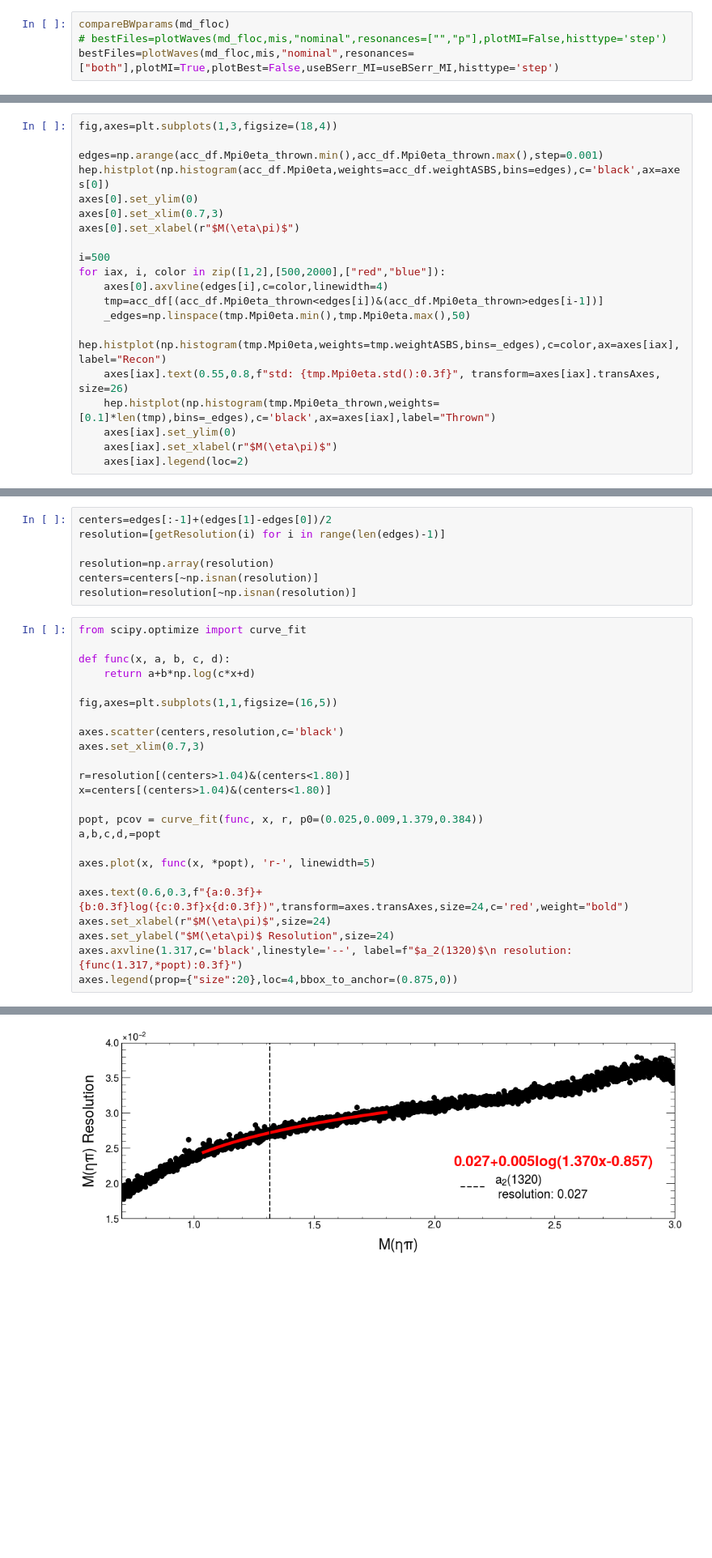
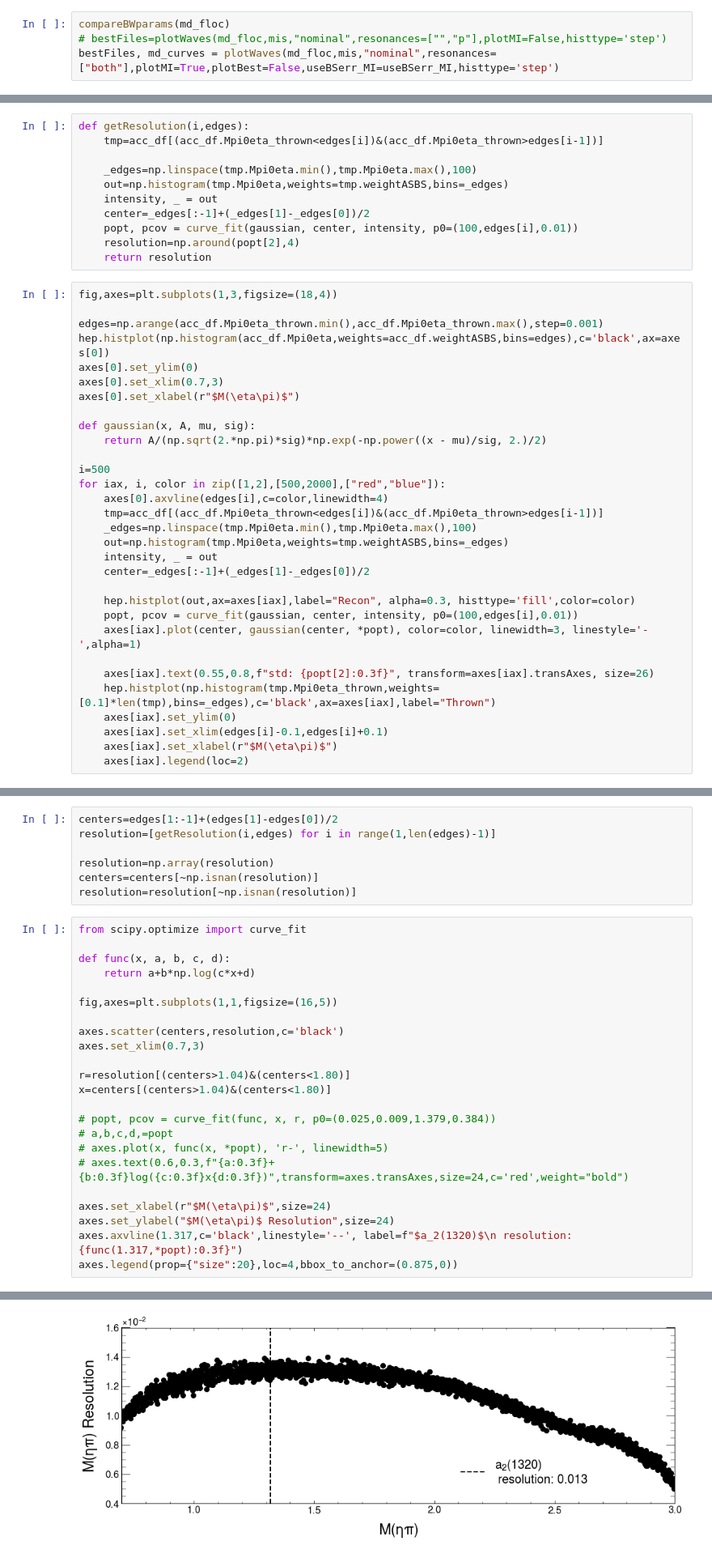
Before and after one commit to lan13005/EtaPi-Analysis, a Jupyter notebook: study_pwa/jupyter_plotting/plotter.ipynb, the cells around one changed output, grey strips where cells are left out. Shown at 81% size. Saved outputs shown, nothing was run; the diff lists cells and outputs as text; blank space fills up the shorter version.

```diff
--- a/study_pwa/jupyter_plotting/plotter.ipynb
+++ b/study_pwa/jupyter_plotting/plotter.ipynb
@@ -1170,5 +1264,5 @@ loading results in: /d/grid17/ln16/dselector_v3/study_pwa/mass_independent_fits/
 # %%
 compareBWparams(md_floc)
 # bestFiles=plotWaves(md_floc,mis,"nominal",resonances=["","p"],plotMI=False,histtype='step')
-bestFiles=plotWaves(md_floc,mis,"nominal",resonances=["both"],plotMI=True,plotBest=False,useBSerr_MI=useBSerr_MI,histtype='step')
+bestFiles, md_curves = plotWaves(md_floc,mis,"nominal",resonances=["both"],plotMI=True,plotBest=False,useBSerr_MI=useBSerr_MI,histtype='step')
 # %% [output]
@@ -1384,3 +1546,14 @@ def getResolution(i):
+# %%
+def getResolution(i,edges):
+    tmp=acc_df[(acc_df.Mpi0eta_thrown<edges[i])&(acc_df.Mpi0eta_thrown>edges[i-1])]
+
+    _edges=np.linspace(tmp.Mpi0eta.min(),tmp.Mpi0eta.max(),100)
+    out=np.histogram(tmp.Mpi0eta,weights=tmp.weightASBS,bins=_edges)
+    intensity, _ = out
+    center=_edges[:-1]+(_edges[1]-_edges[0])/2
+    popt, pcov = curve_fit(gaussian, center, intensity, p0=(100,edges[i],0.01))
+    resolution=np.around(popt[2],4)
+    return resolution
 # %%
 fig,axes=plt.subplots(1,3,figsize=(18,4))
 
@@ -1390,15 +1563,26 @@ axes[0].set_ylim(0)
 axes[0].set_xlim(0.7,3)
 axes[0].set_xlabel(r"$M(\eta\pi)$")
 
+def gaussian(x, A, mu, sig):
+    return A/(np.sqrt(2.*np.pi)*sig)*np.exp(-np.power((x - mu)/sig, 2.)/2)
+
 i=500
 for iax, i, color in zip([1,2],[500,2000],["red","blue"]):
     axes[0].axvline(edges[i],c=color,linewidth=4)
     tmp=acc_df[(acc_df.Mpi0eta_thrown<edges[i])&(acc_df.Mpi0eta_thrown>edges[i-1])]
-    _edges=np.linspace(tmp.Mpi0eta.min(),tmp.Mpi0eta.max(),50)
-    hep.histplot(np.histogram(tmp.Mpi0eta,weights=tmp.weightASBS,bins=_edges),c=color,ax=axes[iax],label="Recon")
-    axes[iax].text(0.55,0.8,f"std: {tmp.Mpi0eta.std():0.3f}", transform=axes[iax].transAxes, size=26)
+    _edges=np.linspace(tmp.Mpi0eta.min(),tmp.Mpi0eta.max(),100)
+    out=np.histogram(tmp.Mpi0eta,weights=tmp.weightASBS,bins=_edges)
+    intensity, _ = out
+    center=_edges[:-1]+(_edges[1]-_edges[0])/2
+
+    hep.histplot(out,ax=axes[iax],label="Recon", alpha=0.3, histtype='fill',color=color)
+    popt, pcov = curve_fit(gaussian, center, intensity, p0=(100,edges[i],0.01))
+    axes[iax].plot(center, gaussian(center, *popt), color=color, linewidth=3, linestyle='-',alpha=1)
+
+    axes[iax].text(0.55,0.8,f"std: {popt[2]:0.3f}", transform=axes[iax].transAxes, size=26)
     hep.histplot(np.histogram(tmp.Mpi0eta_thrown,weights=[0.1]*len(tmp),bins=_edges),c='black',ax=axes[iax],label="Thrown")
     axes[iax].set_ylim(0)
+    axes[iax].set_xlim(edges[i]-0.1,edges[i]+0.1)
     axes[iax].set_xlabel(r"$M(\eta\pi)$")
     axes[iax].legend(loc=2)
 # %% [output]
@@ -1406,6 +1590,6 @@ for iax, i, color in zip([1,2],[500,2000],["red","blue"]):
 # %%
-centers=edges[:-1]+(edges[1]-edges[0])/2
-resolution=[getResolution(i) for i in range(len(edges)-1)]
+centers=edges[1:-1]+(edges[1]-edges[0])/2
+resolution=[getResolution(i,edges) for i in range(1,len(edges)-1)]
 
 resolution=np.array(resolution)
 centers=centers[~np.isnan(resolution)]
@@ -1413,30 +1597,29 @@ resolution=resolution[~np.isnan(resolution)]
 # %%
 from scipy.optimize import curve_fit
 
 def func(x, a, b, c, d):
     return a+b*np.log(c*x+d)
 
 fig,axes=plt.subplots(1,1,figsize=(16,5))
 
 axes.scatter(centers,resolution,c='black')
 axes.set_xlim(0.7,3)
 
 r=resolution[(centers>1.04)&(centers<1.80)]
 x=centers[(centers>1.04)&(centers<1.80)]
 
-popt, pcov = curve_fit(func, x, r, p0=(0.025,0.009,1.379,0.384))
-a,b,c,d,=popt
+# popt, pcov = curve_fit(func, x, r, p0=(0.025,0.009,1.379,0.384))
+# a,b,c,d,=popt
+# axes.plot(x, func(x, *popt), 'r-', linewidth=5)
+# axes.text(0.6,0.3,f"{a:0.3f}+{b:0.3f}log({c:0.3f}x{d:0.3f})",transform=axes.transAxes,size=24,c='red',weight="bold")
 
-axes.plot(x, func(x, *popt), 'r-', linewidth=5)
-
-axes.text(0.6,0.3,f"{a:0.3f}+{b:0.3f}log({c:0.3f}x{d:0.3f})",transform=axes.transAxes,size=24,c='red',weight="bold")
 axes.set_xlabel(r"$M(\eta\pi)$",size=24)
 axes.set_ylabel("$M(\eta\pi)$ Resolution",size=24)
 axes.axvline(1.317,c='black',linestyle='--', label=f"$a_2(1320)$\n resolution: {func(1.317,*popt):0.3f}")
 axes.legend(prop={"size":20},loc=4,bbox_to_anchor=(0.875,0))
 # %% [output]
 <matplotlib.legend.Legend at 0x...>
-[figure, old version]
+[figure, new version]
 # %%
 from scipy.special import voigt_profile as voigt
 # %%
```
Also changed, not shown: parts of 12 cells of this notebook, 7 other files.
